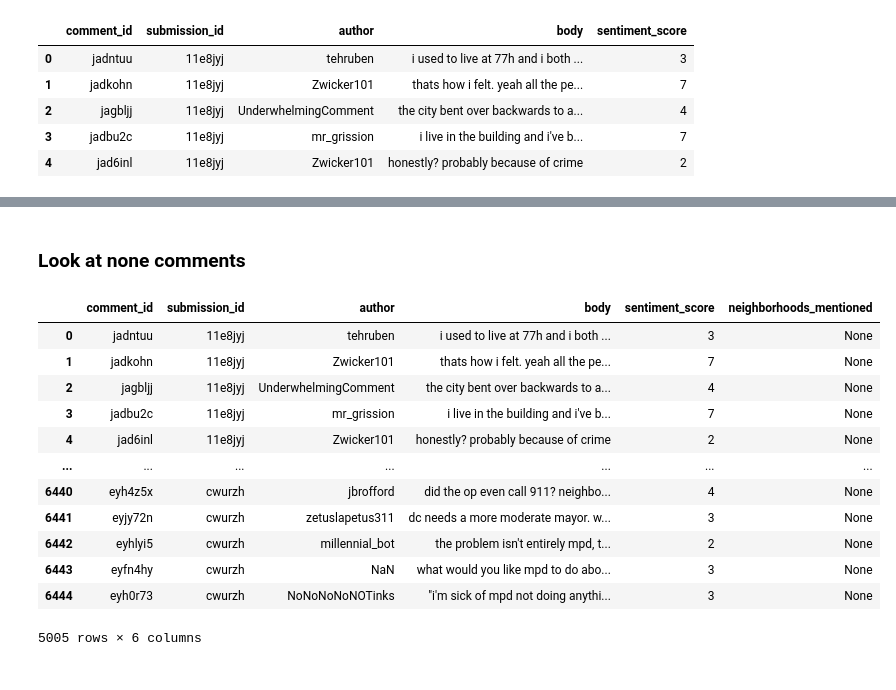
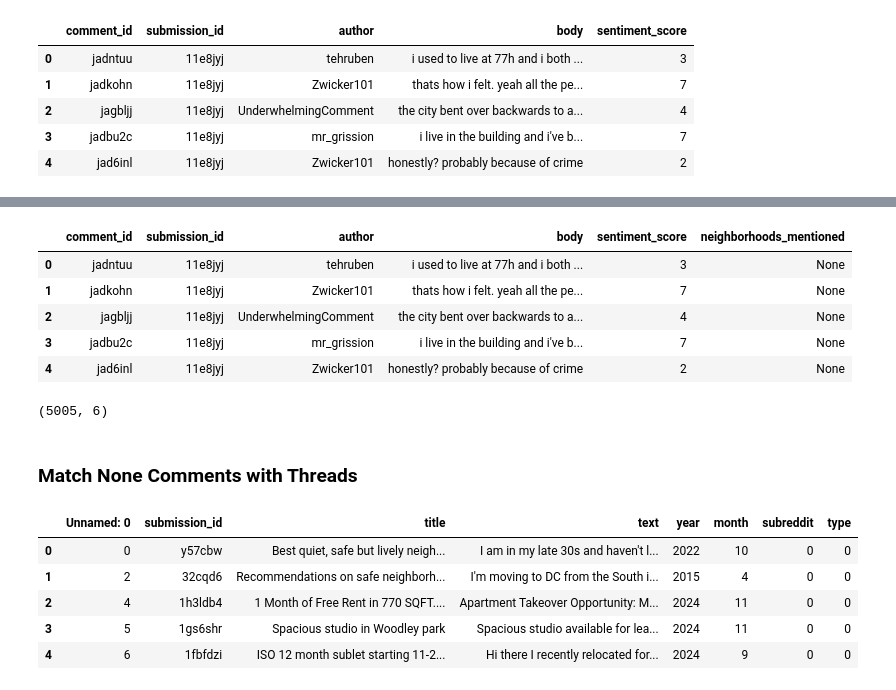
Before and after one commit to rebeccalwagner/PPOL_5203_FinalProject, a Jupyter notebook: files/analysis/neighborhood_matching.ipynb, the cells around one changed output, grey strips where cells are left out. Saved outputs shown, nothing was run; the diff lists cells and outputs as text; code cells hidden in the pictures.

```diff
--- a/files/analysis/neighborhood_matching.ipynb
+++ b/files/analysis/neighborhood_matching.ipynb
@@ -98,19 +105,27 @@ coded_selected_columns.head(15)
+# %%
+no_neighborhoods = coded_selected_columns[[isinstance(x, type(None)) for x in coded_selected_columns["neighborhoods_mentioned"]]]
+no_neighborhoods.head()
+# %% [output]
+|  | comment_id | submission_id | author | body | sentiment_score | neighborhoods_mentioned |
+| 0 | jadntuu | 11e8jyj | tehruben | i used to live at 77h and i both ... | 3 | None |
+| 1 | jadkohn | 11e8jyj | Zwicker101 | thats how i felt. yeah all the pe... | 7 | None |
+| 2 | jagbljj | 11e8jyj | UnderwhelmingComment | the city bent over backwards to a... | 4 | None |
+| 3 | jadbu2c | 11e8jyj | mr_grission | i live in the building and i've b... | 7 | None |
+| 4 | jad6inl | 11e8jyj | Zwicker101 | honestly? probably because of crime | 2 | None |
+# %%
+no_neighborhoods.shape
+# %% [output]
+(5005, 6)
 # %% [markdown]
-### Look at none comments
+### Match None Comments with Threads
 # %%
-coded_selected_columns[[isinstance(x, type(None)) for x in coded_selected_columns["neighborhoods_mentioned"]]]
+threads_all = pd.read_csv("../../data/reddit/original_scraped_data/threads_ALL_12_6.csv")
+threads_all.head()
 # %% [output]
-|  | comment_id | submission_id | author | body | sentiment_score | neighborhoods_mentioned |
-| 0 | jadntuu | 11e8jyj | tehruben | i used to live at 77h and i both ... | 3 | None |
-| 1 | jadkohn | 11e8jyj | Zwicker101 | thats how i felt. yeah all the pe... | 7 | None |
-| 2 | jagbljj | 11e8jyj | UnderwhelmingComment | the city bent over backwards to a... | 4 | None |
-| 3 | jadbu2c | 11e8jyj | mr_grission | i live in the building and i've b... | 7 | None |
-| 4 | jad6inl | 11e8jyj | Zwicker101 | honestly? probably because of crime | 2 | None |
-| ... | ... | ... | ... | ... | ... | ... |
-| 6440 | eyh4z5x | cwurzh | jbrofford | did the op even call 911? neighbo... | 4 | None |
-| 6441 | eyjy72n | cwurzh | zetuslapetus311 | dc needs a more moderate mayor. w... | 3 | None |
-| 6442 | eyhlyi5 | cwurzh | millennial_bot | the problem isn't entirely mpd, t... | 2 | None |
-| 6443 | eyfn4hy | cwurzh | NaN | what would you like mpd to do abo... | 3 | None |
-| 6444 | eyh0r73 | cwurzh | NoNoNoNoNOTinks | "i'm sick of mpd not doing anythi... | 3 | None |
+|  | Unnamed: 0 | submission_id | title | text | year | month | subreddit | type |
+| 0 | 0 | y57cbw | Best quiet, safe but lively neigh... | I am in my late 30s and haven't l... | 2022 | 10 | 0 | 0 |
+| 1 | 2 | 32cqd6 | Recommendations on safe neighborh... | I'm moving to DC from the South i... | 2015 | 4 | 0 | 0 |
+| 2 | 4 | 1h3ldb4 | 1 Month of Free Rent in 770 SQFT.... | Apartment Takeover Opportunity: M... | 2024 | 11 | 0 | 0 |
+| 3 | 5 | 1gs6shr | Spacious studio in Woodley park | Spacious studio available for lea... | 2024 | 11 | 0 | 0 |
+| 4 | 6 | 1fbfdzi | ISO 12 month sublet starting 11-2... | Hi there I recently relocated for... | 2024 | 9 | 0 | 0 |
-5005 rows × 6 columns
 # %%
```
Also changed, not shown: parts of 22 cells of this notebook.
